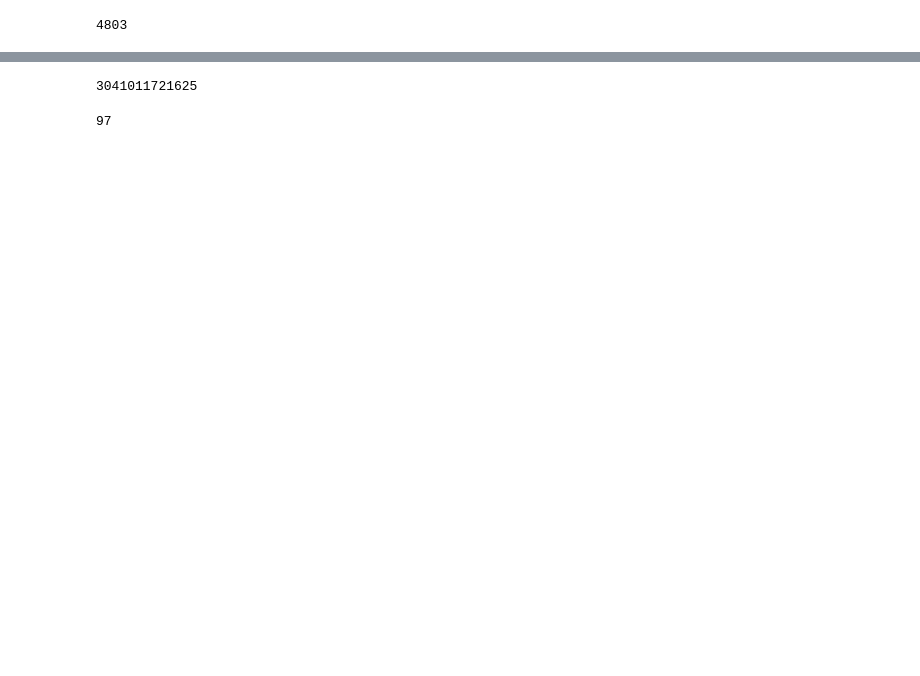
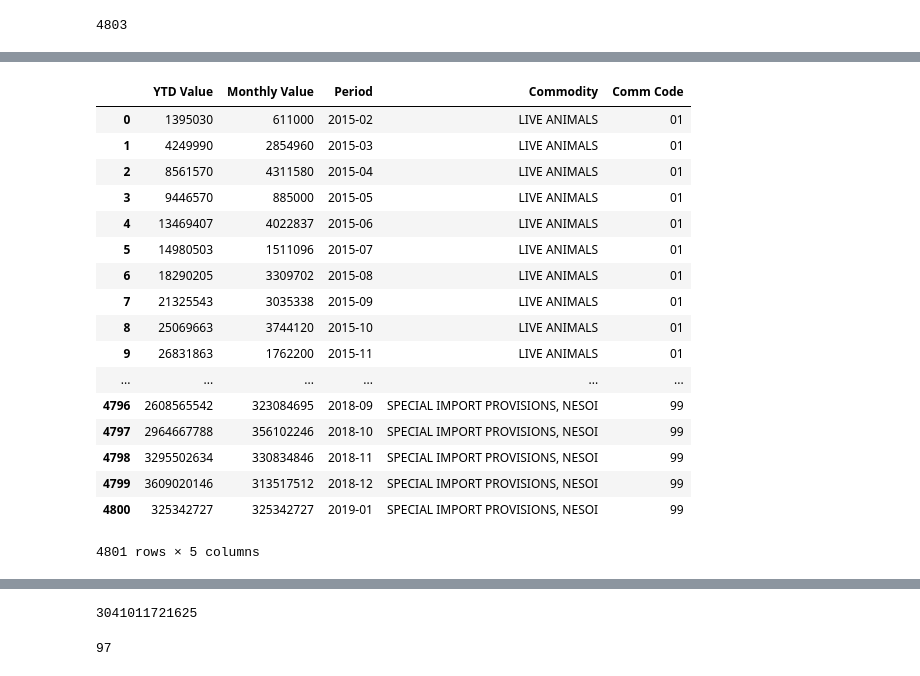
Before and after one commit to Sailendra-Mahapatra/Project2, a Jupyter notebook: malik/malik.ipynb, the cells around one changed output, grey strips where cells are left out. Saved outputs shown, nothing was run; the diff lists cells and outputs as text; code cells hidden in the pictures; blank space fills up the shorter version.

```diff
--- a/malik/malik.ipynb
+++ b/malik/malik.ipynb
@@ -94,0 +121,21 @@ china_imp = china_data_export.to_csv("china_imp.csv", index=False)
+# %%
+china_data_import
+# %% [output]
+|  | YTD Value | Monthly Value | Period | Commodity | Comm Code |
+| 0 | 1395030 | 611000 | 2015-02 | LIVE ANIMALS | 01 |
+| 1 | 4249990 | 2854960 | 2015-03 | LIVE ANIMALS | 01 |
+| 2 | 8561570 | 4311580 | 2015-04 | LIVE ANIMALS | 01 |
+| 3 | 9446570 | 885000 | 2015-05 | LIVE ANIMALS | 01 |
+| 4 | 13469407 | 4022837 | 2015-06 | LIVE ANIMALS | 01 |
+| 5 | 14980503 | 1511096 | 2015-07 | LIVE ANIMALS | 01 |
+| 6 | 18290205 | 3309702 | 2015-08 | LIVE ANIMALS | 01 |
+| 7 | 21325543 | 3035338 | 2015-09 | LIVE ANIMALS | 01 |
+| 8 | 25069663 | 3744120 | 2015-10 | LIVE ANIMALS | 01 |
+| 9 | 26831863 | 1762200 | 2015-11 | LIVE ANIMALS | 01 |
+| ... | ... | ... | ... | ... | ... |
+| 4796 | 2608565542 | 323084695 | 2018-09 | SPECIAL IMPORT PROVISIONS, NESOI | 99 |
+| 4797 | 2964667788 | 356102246 | 2018-10 | SPECIAL IMPORT PROVISIONS, NESOI | 99 |
+| 4798 | 3295502634 | 330834846 | 2018-11 | SPECIAL IMPORT PROVISIONS, NESOI | 99 |
+| 4799 | 3609020146 | 313517512 | 2018-12 | SPECIAL IMPORT PROVISIONS, NESOI | 99 |
+| 4800 | 325342727 | 325342727 | 2019-01 | SPECIAL IMPORT PROVISIONS, NESOI | 99 |
+4801 rows × 5 columns
```
Also changed, not shown: parts of 21 cells of this notebook, 7 other files.
